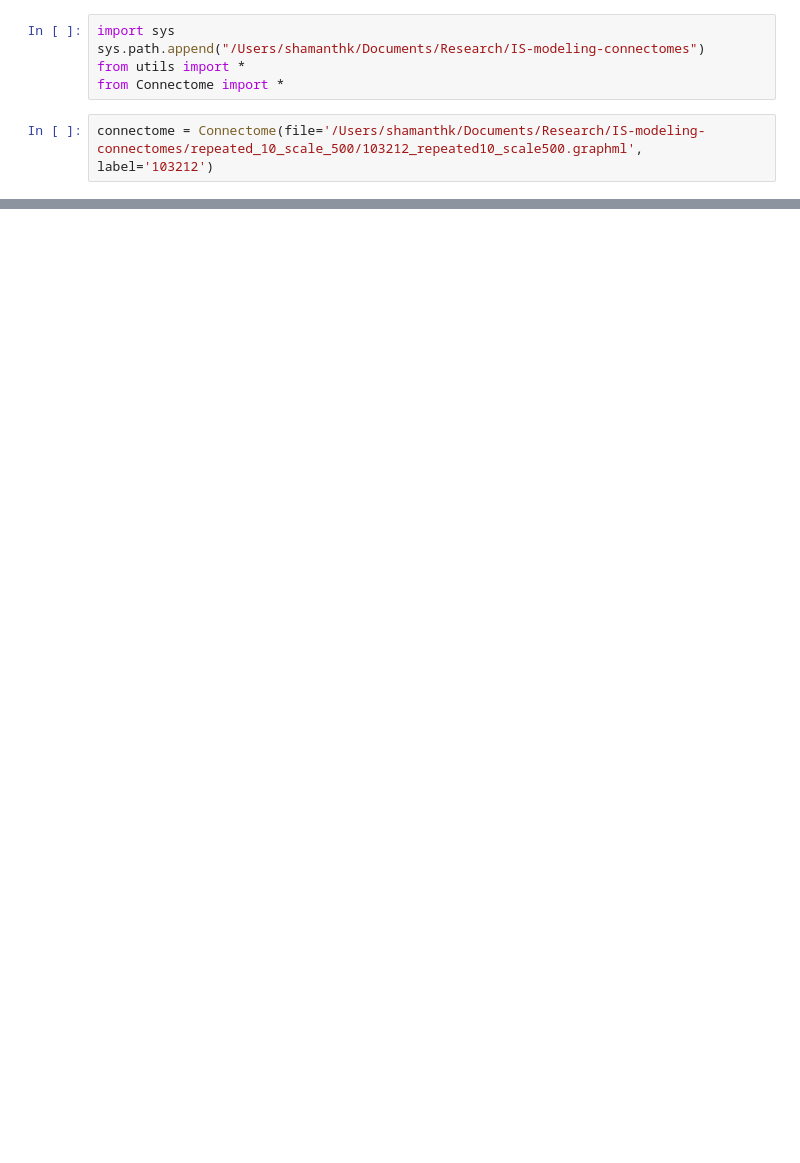
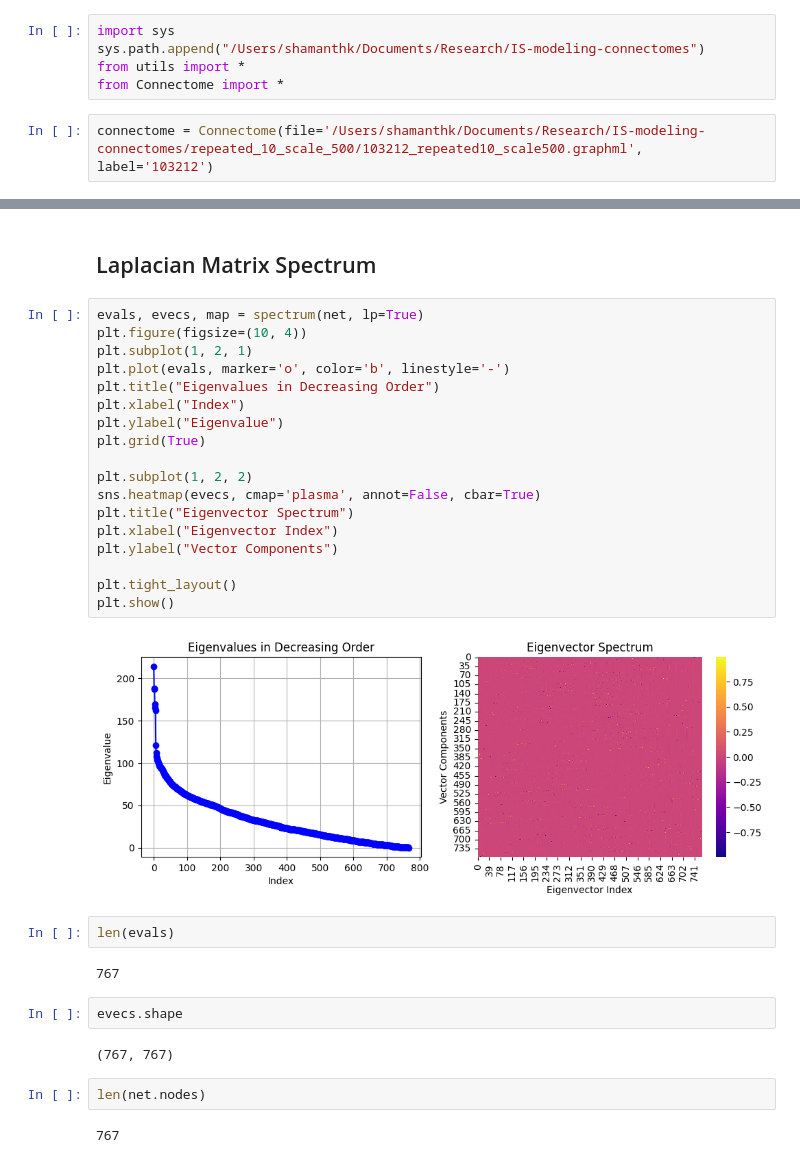
Before and after one commit to shamanth-kuthpadi/IS-modeling-connectomes, a Jupyter notebook: notebooks/spectrum.ipynb, the cells around one changed output, grey strips where cells are left out. Drawn from its saved outputs; the diff is of its cells as text; blank space fills up the shorter version.

```diff
--- a/notebooks/spectrum.ipynb
+++ b/notebooks/spectrum.ipynb
@@ -33,0 +34,34 @@ plt.show()
+# %% [markdown]
+## Laplacian Matrix Spectrum
+# %%
+evals, evecs, map = spectrum(net, lp=True)
+plt.figure(figsize=(10, 4))
+plt.subplot(1, 2, 1)
+plt.plot(evals, marker='o', color='b', linestyle='-')
+plt.title("Eigenvalues in Decreasing Order")
+plt.xlabel("Index")
+plt.ylabel("Eigenvalue")
+plt.grid(True)
+
+plt.subplot(1, 2, 2)
+sns.heatmap(evecs, cmap='plasma', annot=False, cbar=True)
+plt.title("Eigenvector Spectrum")
+plt.xlabel("Eigenvector Index")
+plt.ylabel("Vector Components")
+
+plt.tight_layout()
+plt.show()
+# %% [output]
+[figure, added]
+# %%
+len(evals)
+# %% [output]
+767
+# %%
+evecs.shape
+# %% [output]
+(767, 767)
+# %%
+len(net.nodes)
+# %% [output]
+767
```
Also changed, not shown: parts of 4 cells of this notebook, 10 other files.
